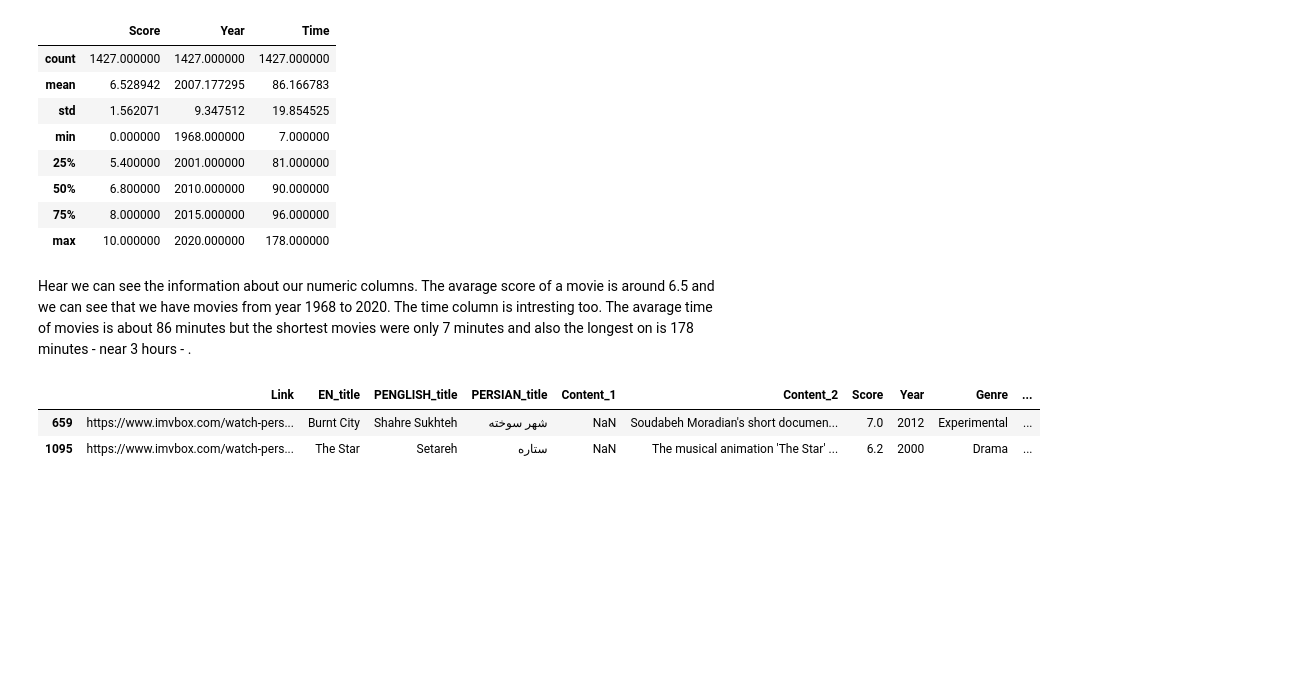
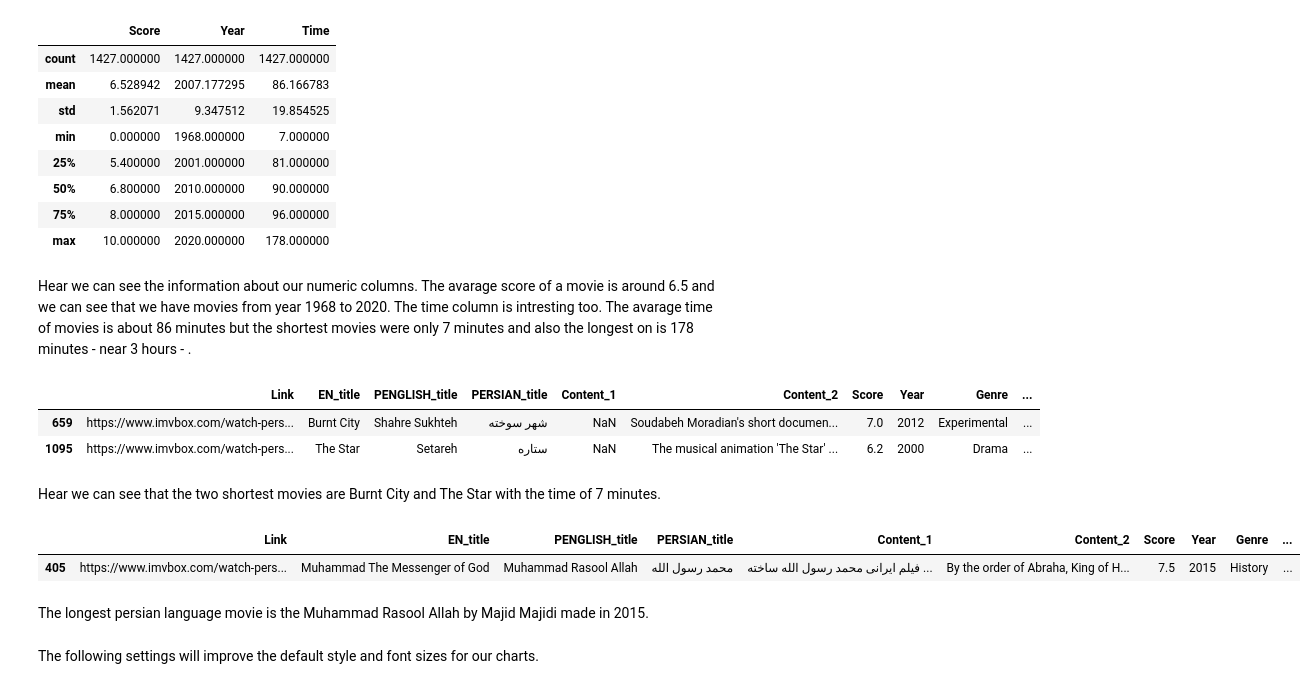
Before and after one commit to hoseinmrh/Iranian_movies_analysis, a Jupyter notebook: Movies.ipynb, the cells around one changed output. Saved outputs shown, nothing was run; the diff lists cells and outputs as text; code cells hidden in the pictures; blank space fills up the shorter version.

```diff
--- a/Movies.ipynb
+++ b/Movies.ipynb
@@ -175,3 +175,13 @@ shortest_movies
 |  | Link | EN_title | PENGLISH_title | PERSIAN_title | Content_1 | Content_2 | Score | Year | Genre | ... |
 | 659 | https://www.imvbox.com/watch-pers... | Burnt City | Shahre Sukhteh | شهر سوخته | NaN | Soudabeh Moradian's short documen... | 7.0 | 2012 | Experimental | ... |
 | 1095 | https://www.imvbox.com/watch-pers... | The Star | Setareh | ستاره | NaN | The musical animation 'The Star' ... | 6.2 | 2000 | Drama | ... |
+# %% [markdown]
+Hear we can see that the two shortest movies are Burnt City and The Star with the time of 7 minutes.
+# %%
+longest_movies = df[df['Time'] == 178]
+longest_movies
+# %% [output]
+|  | Link | EN_title | PENGLISH_title | PERSIAN_title | Content_1 | Content_2 | Score | Year | Genre | ... |
+| 405 | https://www.imvbox.com/watch-pers... | Muhammad The Messenger of God | Muhammad Rasool Allah | محمد رسول الله | فیلم ایرانی محمد رسول الله ساخته ... | By the order of Abraha, King of H... | 7.5 | 2015 | History | ... |
+# %% [markdown]
+The longest persian language movie is the Muhammad Rasool Allah by Majid Majidi made in 2015.
@@ -177,0 +196,2 @@ shortest_movies
+# %% [markdown]
+The following settings will improve the default style and font sizes for our charts.
```
Also changed, not shown: parts of 16 cells of this notebook.
